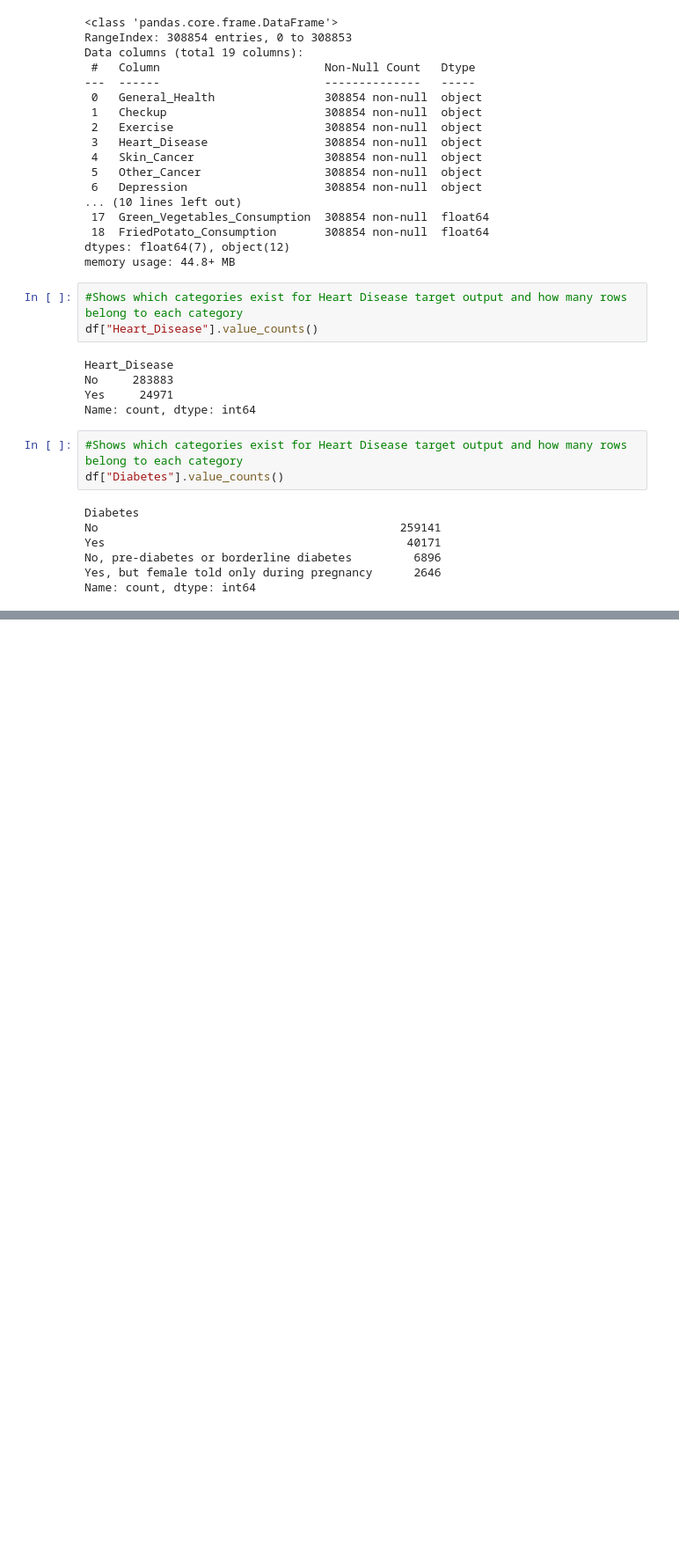
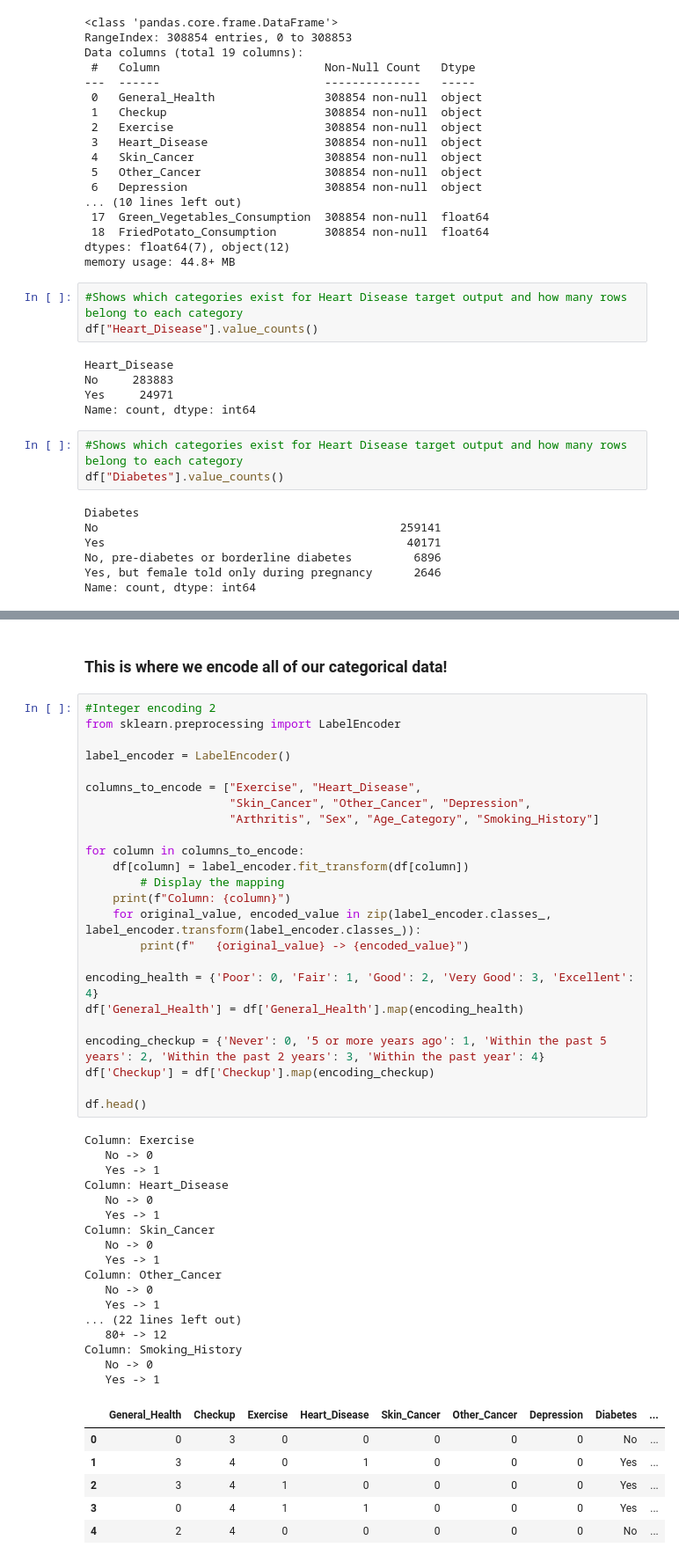
Before and after one commit to Chasindu/3401, a Jupyter notebook: Cardiovascular Diseases Risk Prediction.ipynb, the cells around one changed output, grey strips where cells are left out. Shown at 88% size. Cells and saved outputs as stored; diff of their text form; blank space fills up the shorter version.

```diff
--- a/Cardiovascular Diseases Risk Prediction.ipynb
+++ b/Cardiovascular Diseases Risk Prediction.ipynb
@@ -87,0 +118,50 @@ Name: count, dtype: int64
+# %% [markdown]
+### This is where we encode all of our categorical data!
+# %%
+#Integer encoding 2
+from sklearn.preprocessing import LabelEncoder
+
+label_encoder = LabelEncoder()
+
+columns_to_encode = ["Exercise", "Heart_Disease",
+                     "Skin_Cancer", "Other_Cancer", "Depression",
+                     "Arthritis", "Sex", "Age_Category", "Smoking_History"]
+
+for column in columns_to_encode:
+    df[column] = label_encoder.fit_transform(df[column])
+        # Display the mapping
+    print(f"Column: {column}")
+    for original_value, encoded_value in zip(label_encoder.classes_, label_encoder.transform(label_encoder.classes_)):
+        print(f"   {original_value} -> {encoded_value}")
+
+encoding_health = {'Poor': 0, 'Fair': 1, 'Good': 2, 'Very Good': 3, 'Excellent': 4}
+df['General_Health'] = df['General_Health'].map(encoding_health)
+
+encoding_checkup = {'Never': 0, '5 or more years ago': 1, 'Within the past 5 years': 2, 'Within the past 2 years': 3, 'Within the past year': 4}
+df['Checkup'] = df['Checkup'].map(encoding_checkup)
+
+df.head()
+# %% [output]
+Column: Exercise
+   No -> 0
+   Yes -> 1
+Column: Heart_Disease
+   No -> 0
+   Yes -> 1
+Column: Skin_Cancer
+   No -> 0
+   Yes -> 1
+Column: Other_Cancer
+   No -> 0
+   Yes -> 1
+... (22 lines left out)
+   80+ -> 12
+Column: Smoking_History
+   No -> 0
+   Yes -> 1
+|  | General_Health | Checkup | Exercise | Heart_Disease | Skin_Cancer | Other_Cancer | Depression | Diabetes | ... |
+| 0 | 0 | 3 | 0 | 0 | 0 | 0 | 0 | No | ... |
+| 1 | 3 | 4 | 0 | 1 | 0 | 0 | 0 | Yes | ... |
+| 2 | 3 | 4 | 1 | 0 | 0 | 0 | 0 | Yes | ... |
+| 3 | 0 | 4 | 1 | 1 | 0 | 0 | 0 | Yes | ... |
+| 4 | 2 | 4 | 0 | 0 | 0 | 0 | 0 | No | ... |
```
Also changed, not shown: parts of 3 cells of this notebook.
